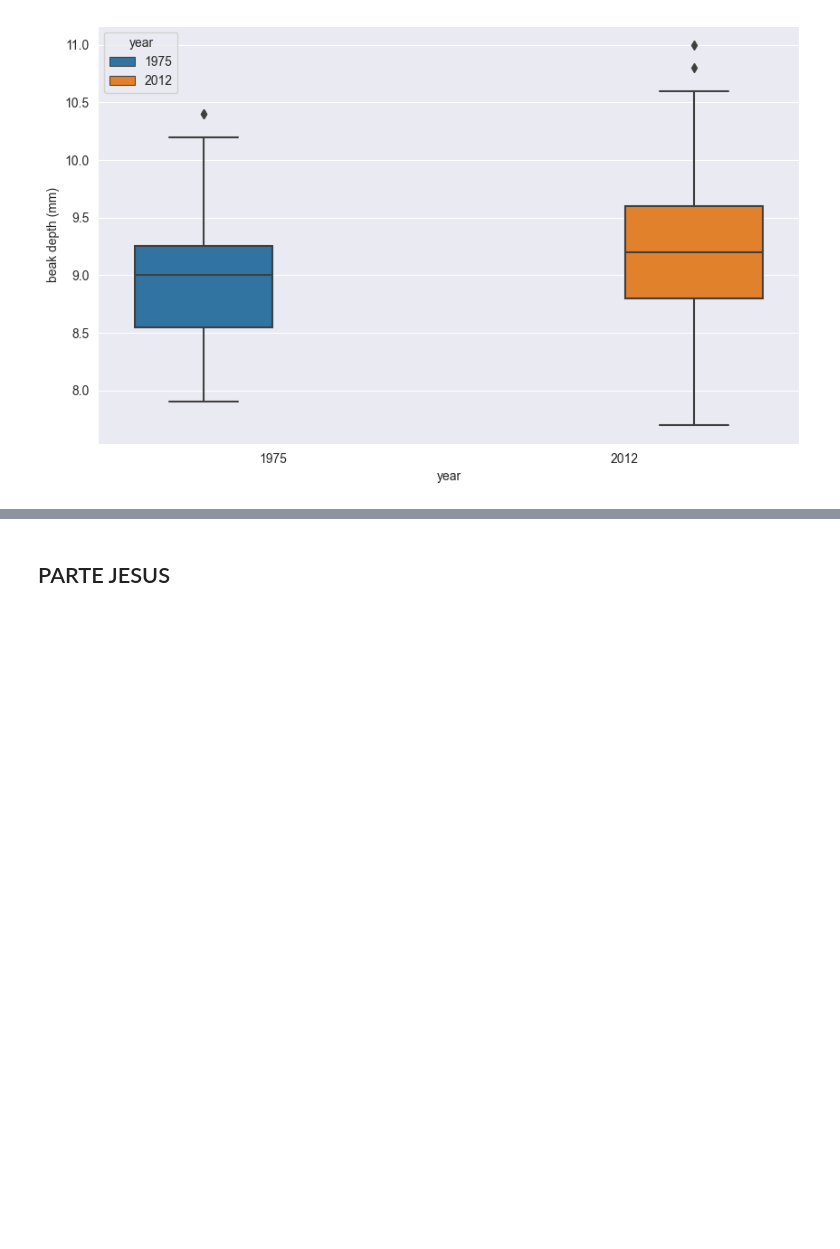
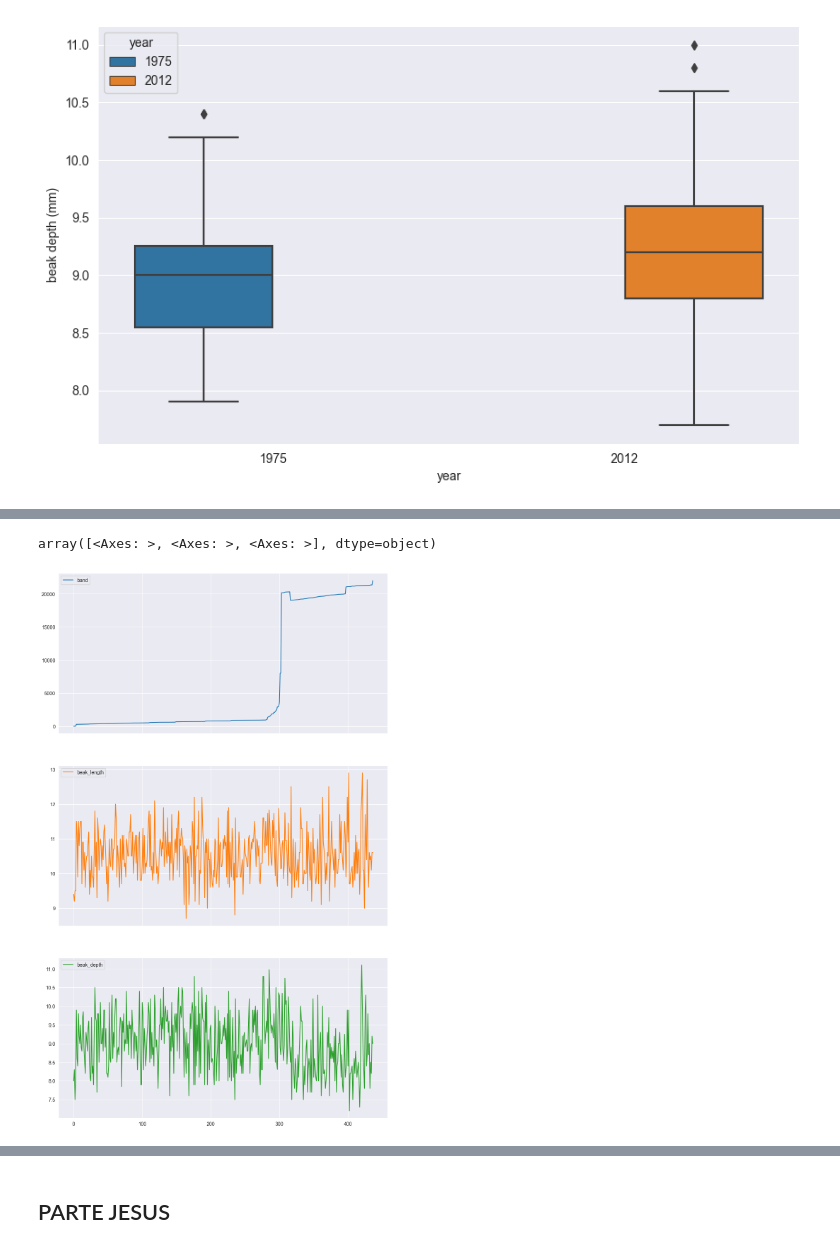
Before and after one commit to jmartingv/proyecto-probstats-mcd, a Jupyter notebook: proyecto.ipynb, the cells around one changed output, grey strips where cells are left out. Drawn from its saved outputs; the diff is of its cells as text; code cells hidden in the pictures; blank space fills up the shorter version.

Commit message:
agregando graficas para fortis

```diff
--- a/proyecto.ipynb
+++ b/proyecto.ipynb
@@ -265,0 +270,9 @@ plt.show()
+# %%
+# Filtremos los dataframes para la especie 'Fortis' y concatémoslo en un solo dataset
+
+df_1975_fortis = df_1975[df_1975['species']=='fortis']
+df_2012_fortis = df_2012[df_2012['species']=='fortis']
+
+df_fortis = pd.concat([df_1975_fortis, df_2012_fortis], ignore_index=True)
+
+df_fortis
@@ -265,0 +305,8 @@ plt.show()
+# %%
+df_fortis_plot = df_fortis.copy()
+df_fortis_plot = df_fortis_plot.drop(['year'], axis=1)
+
+df_fortis_plot.plot(figsize=(12, 20), subplots=True)
+# %% [output]
+array([<Axes: >, <Axes: >, <Axes: >], dtype=object)
+[figure, added]
```
Also changed, not shown: parts of 11 cells of this notebook.
